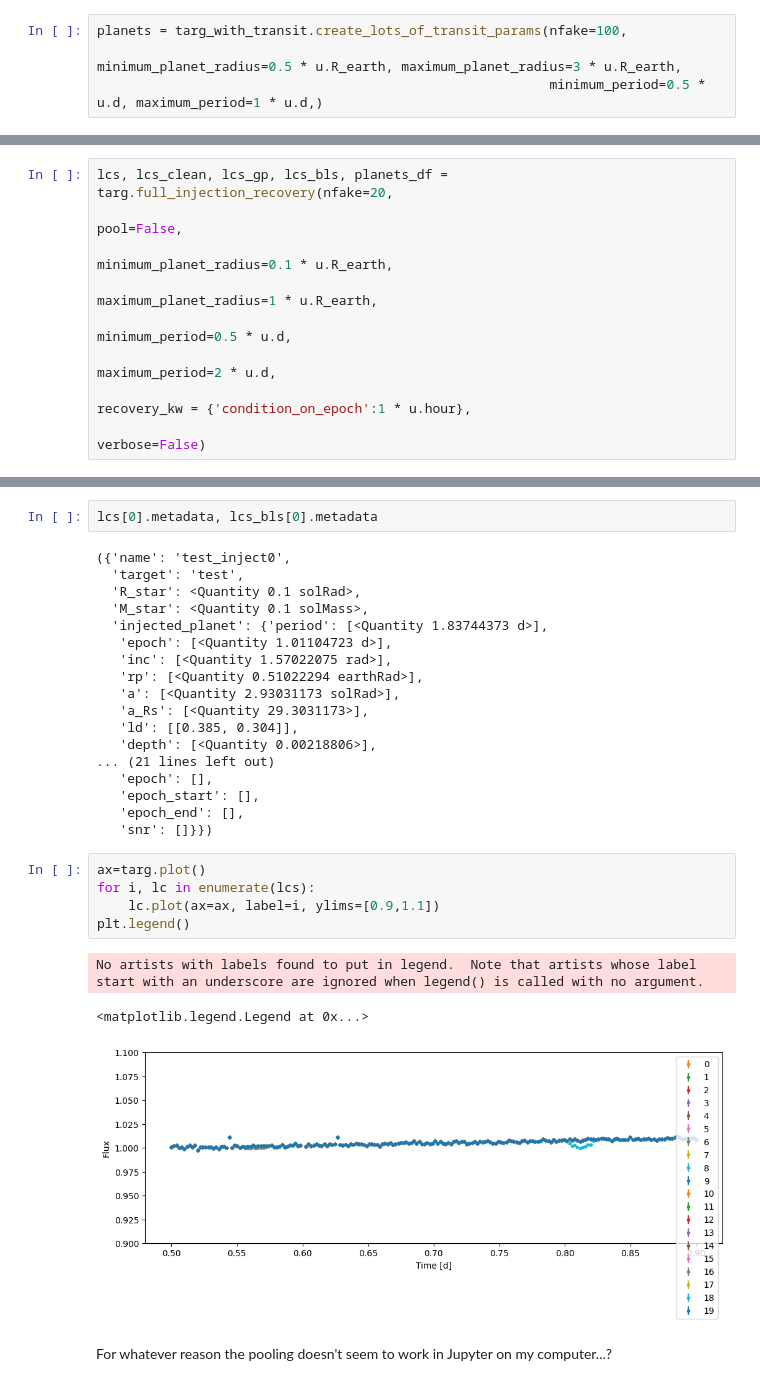
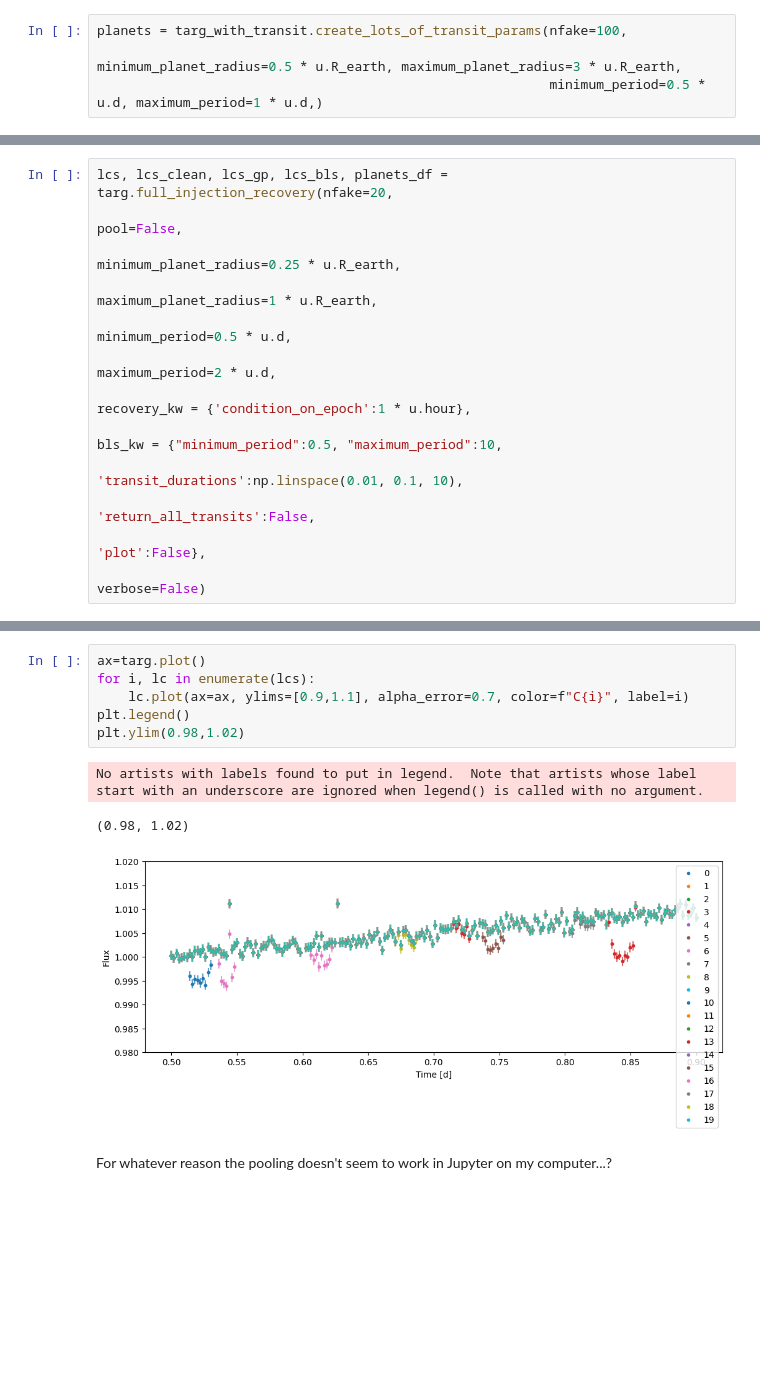
Before and after one commit to catrionamurray/occultence, a Jupyter notebook: occultence/notebooks/test_injecting_transits.ipynb, the cells around one changed output, grey strips where cells are left out. Cells and saved outputs as stored; diff of their text form; blank space fills up the shorter version.

```diff
--- a/occultence/notebooks/test_injecting_transits.ipynb
+++ b/occultence/notebooks/test_injecting_transits.ipynb
@@ -74,10 +65,14 @@ planets
 # %%
 lcs, lcs_clean, lcs_gp, lcs_bls, planets_df = targ.full_injection_recovery(nfake=20,
                                                                            pool=False,
-                                                                           minimum_planet_radius=0.1 * u.R_earth,
+                                                                           minimum_planet_radius=0.25 * u.R_earth,
                                                                            maximum_planet_radius=1 * u.R_earth,
                                                                            minimum_period=0.5 * u.d,
                                                                            maximum_period=2 * u.d,
                                                                            recovery_kw = {'condition_on_epoch':1 * u.hour},
+                                                                           bls_kw = {"minimum_period":0.5, "maximum_period":10,
+                                                                          'transit_durations':np.linspace(0.01, 0.1, 10),
+                                                                          'return_all_transits':False,
+                                                                          'plot':False},
                                                                            verbose=False)
 # %% [output]
@@ -125,32 +92,13 @@ planets_df
-# %%
-lcs[0].metadata, lcs_bls[0].metadata
-# %% [output]
-({'name': 'test_inject0',
-  'target': 'test',
-  'R_star': <Quantity 0.1 solRad>,
-  'M_star': <Quantity 0.1 solMass>,
-  'injected_planet': {'period': [<Quantity 1.83744373 d>],
-   'epoch': [<Quantity 1.01104723 d>],
-   'inc': [<Quantity 1.57022075 rad>],
-   'rp': [<Quantity 0.51022294 earthRad>],
-   'a': [<Quantity 2.93031173 solRad>],
-   'a_Rs': [<Quantity 29.3031173>],
-   'ld': [[0.385, 0.304]],
-   'depth': [<Quantity 0.00218806>],
-... (21 lines left out)
-   'epoch': [],
-   'epoch_start': [],
-   'epoch_end': [],
-   'snr': []}})
 # %%
 ax=targ.plot()
 for i, lc in enumerate(lcs):
-    lc.plot(ax=ax, label=i, ylims=[0.9,1.1])
+    lc.plot(ax=ax, ylims=[0.9,1.1], alpha_error=0.7, color=f"C{i}", label=i)
 plt.legend()
+plt.ylim(0.98,1.02)
 # %% [output]
 No artists with labels found to put in legend.  Note that artists whose label start with an underscore are ignored when legend() is called with no argument.
-<matplotlib.legend.Legend at 0x...>
+(0.98, 1.02)
-[figure, old version]
+[figure, new version]
 # %% [markdown]
 For whatever reason the pooling doesn't seem to work in Jupyter on my computer...?
 # %%
```
Also changed, not shown: parts of 11 cells of this notebook, 10 other files.
